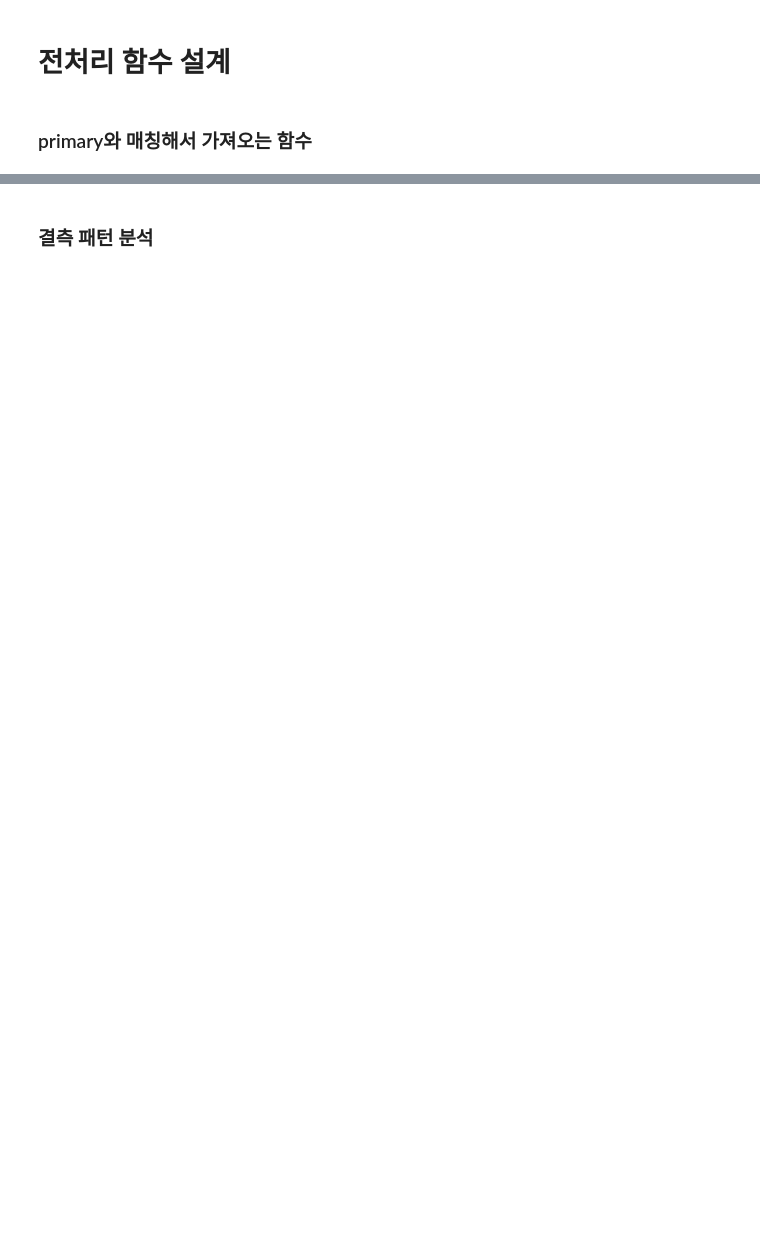
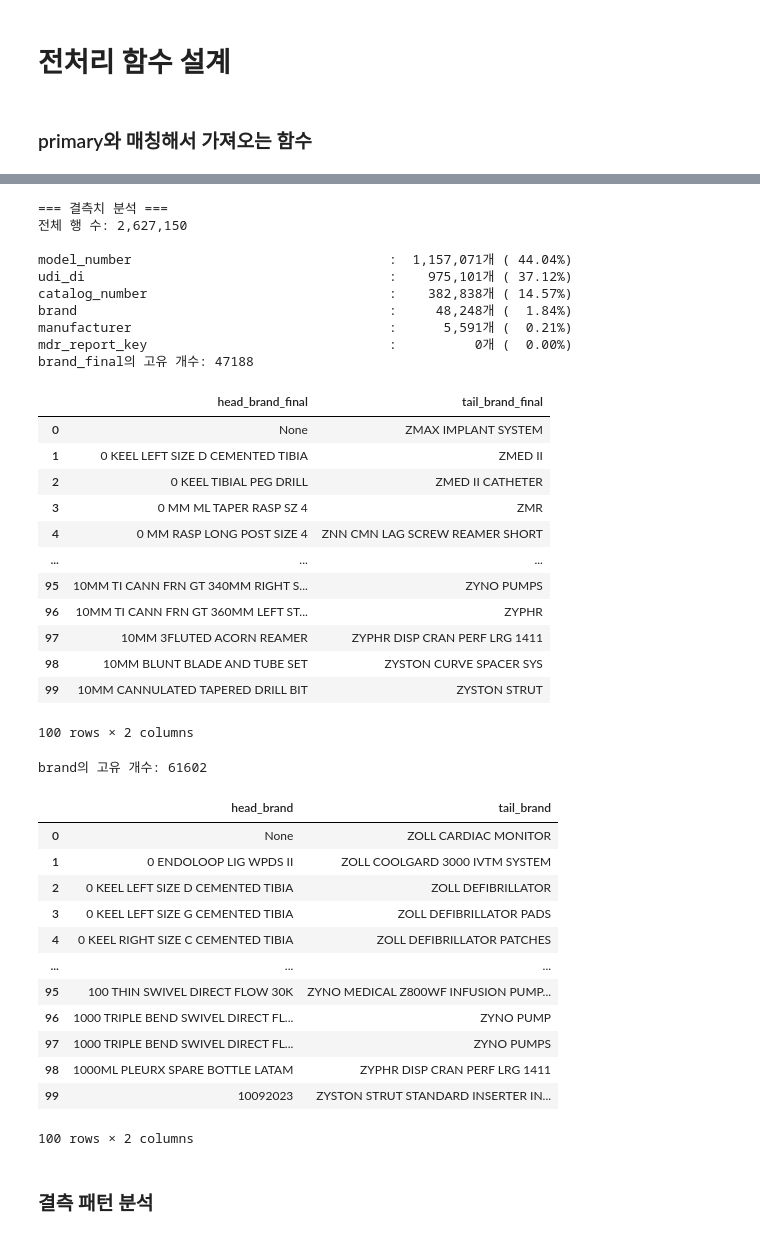
Before and after one commit to cye2020/i_hate_MAUDE, a Jupyter notebook: notebooks/04_udi_preprocess_cho.ipynb, the cells around one changed output, grey strips where cells are left out. Saved outputs shown, nothing was run; the diff lists cells and outputs as text; code cells hidden in the pictures; blank space fills up the shorter version.

```diff
--- a/notebooks/04_udi_preprocess_cho.ipynb
+++ b/notebooks/04_udi_preprocess_cho.ipynb
@@ -664 +651,18 @@ device_0_brand_name의 고유 개수: 207710
 1000 rows × 2 columns
+# %%
+import polars as pl
+from pathlib import Path
+from code.preprocess.preprocessor import UDIProcessor
+from code.preprocess.config import Config
+
+
+output_path=DATA_DIR / "maude_with_udi.parquet"
+
+# 처리
+processor = UDIProcessor(Config())
+result_path = processor.process(
+    maude_lf=rename_maude_lf,
+    udi_lf=rename_udi_lf,
+    output_path=Path(output_path),
+    chunk_size=50_000
+)
@@ -664,0 +723,7 @@ device_0_brand_name의 고유 개수: 207710
+# %%
+loader4 = DataLoader(
+    name='event',
+    output_file=output_path
+)
+
+matched_lf = loader4.load(adapter=adapter, **polars_kwargs)
@@ -665,3 +751,46 @@ device_0_brand_name의 고유 개수: 207710
+# %%
+analyze_null_values(matched_lf, maude_cols)
+
+overview_col(matched_lf, 'brand_final')
+overview_col(rename_maude_lf, 'brand')
+# %% [output]
+=== 결측치 분석 ===
+전체 행 수: 2,627,150
+
+model_number                                 :  1,157,071개 ( 44.04%)
+udi_di                                       :    975,101개 ( 37.12%)
+catalog_number                               :    382,838개 ( 14.57%)
+brand                                        :     48,248개 (  1.84%)
+manufacturer                                 :      5,591개 (  0.21%)
+mdr_report_key                               :          0개 (  0.00%)
+brand_final의 고유 개수: 47188
+|  | head_brand_final | tail_brand_final |
+| 0 | None | ZMAX IMPLANT SYSTEM |
+| 1 | 0 KEEL LEFT SIZE D CEMENTED TIBIA | ZMED II |
+| 2 | 0 KEEL TIBIAL PEG DRILL | ZMED II CATHETER |
+| 3 | 0 MM ML TAPER RASP SZ 4 | ZMR |
+| 4 | 0 MM RASP LONG POST SIZE 4 | ZNN CMN LAG SCREW REAMER SHORT |
+| ... | ... | ... |
+| 95 | 10MM TI CANN FRN GT 340MM RIGHT S... | ZYNO PUMPS |
+| 96 | 10MM TI CANN FRN GT 360MM LEFT ST... | ZYPHR |
+| 97 | 10MM 3FLUTED ACORN REAMER | ZYPHR DISP CRAN PERF LRG 1411 |
+| 98 | 10MM BLUNT BLADE AND TUBE SET | ZYSTON CURVE SPACER SYS |
+| 99 | 10MM CANNULATED TAPERED DRILL BIT | ZYSTON STRUT |
+100 rows × 2 columns
+brand의 고유 개수: 61602
+|  | head_brand | tail_brand |
+| 0 | None | ZOLL CARDIAC MONITOR |
+| 1 | 0 ENDOLOOP LIG WPDS II | ZOLL COOLGARD 3000 IVTM SYSTEM |
+| 2 | 0 KEEL LEFT SIZE D CEMENTED TIBIA | ZOLL DEFIBRILLATOR |
+| 3 | 0 KEEL LEFT SIZE G CEMENTED TIBIA | ZOLL DEFIBRILLATOR PADS |
+| 4 | 0 KEEL RIGHT SIZE C CEMENTED TIBIA | ZOLL DEFIBRILLATOR PATCHES |
+| ... | ... | ... |
+| 95 | 100 THIN SWIVEL DIRECT FLOW 30K | ZYNO MEDICAL Z800WF INFUSION PUMP... |
+| 96 | 1000 TRIPLE BEND SWIVEL DIRECT FL... | ZYNO PUMP |
+| 97 | 1000 TRIPLE BEND SWIVEL DIRECT FL... | ZYNO PUMPS |
+| 98 | 1000ML PLEURX SPARE BOTTLE LATAM | ZYPHR DISP CRAN PERF LRG 1411 |
+| 99 | 10092023 | ZYSTON STRUT STANDARD INSERTER IN... |
+100 rows × 2 columns
 # %% [markdown]
 ### 결측 패턴 분석
 # %%
```
Also changed, not shown: parts of 22 cells of this notebook, 5 other files.
